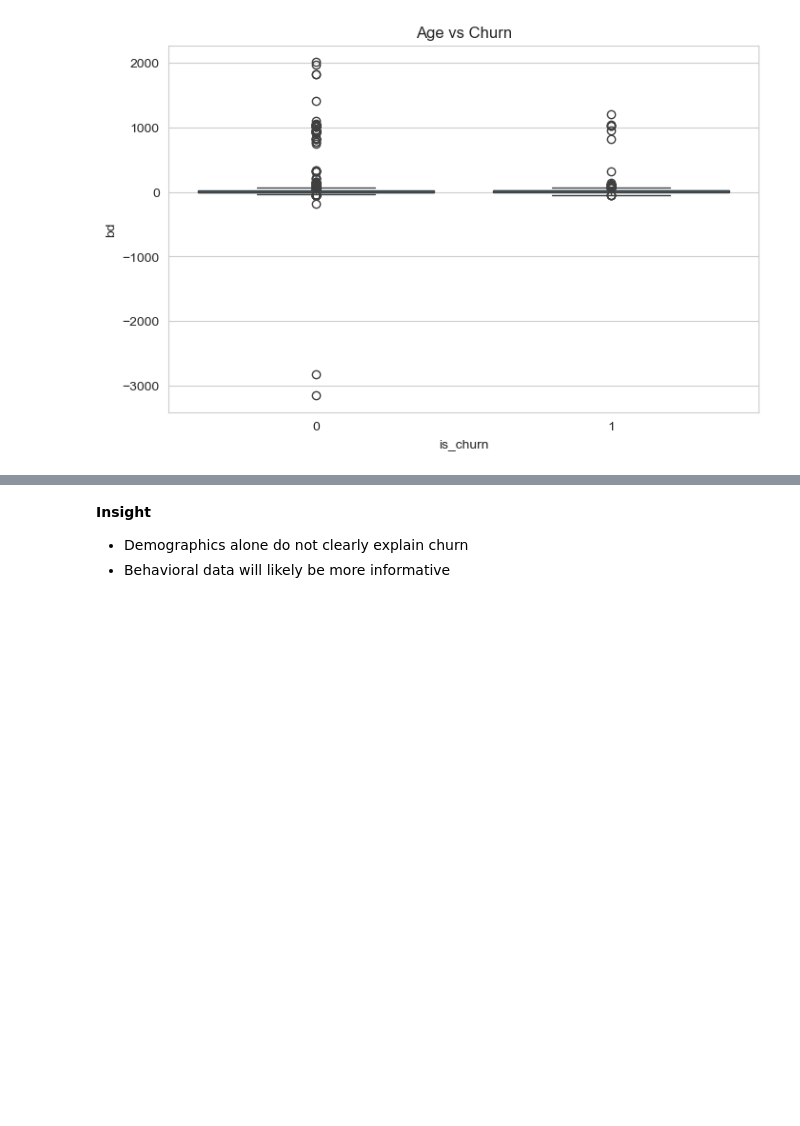
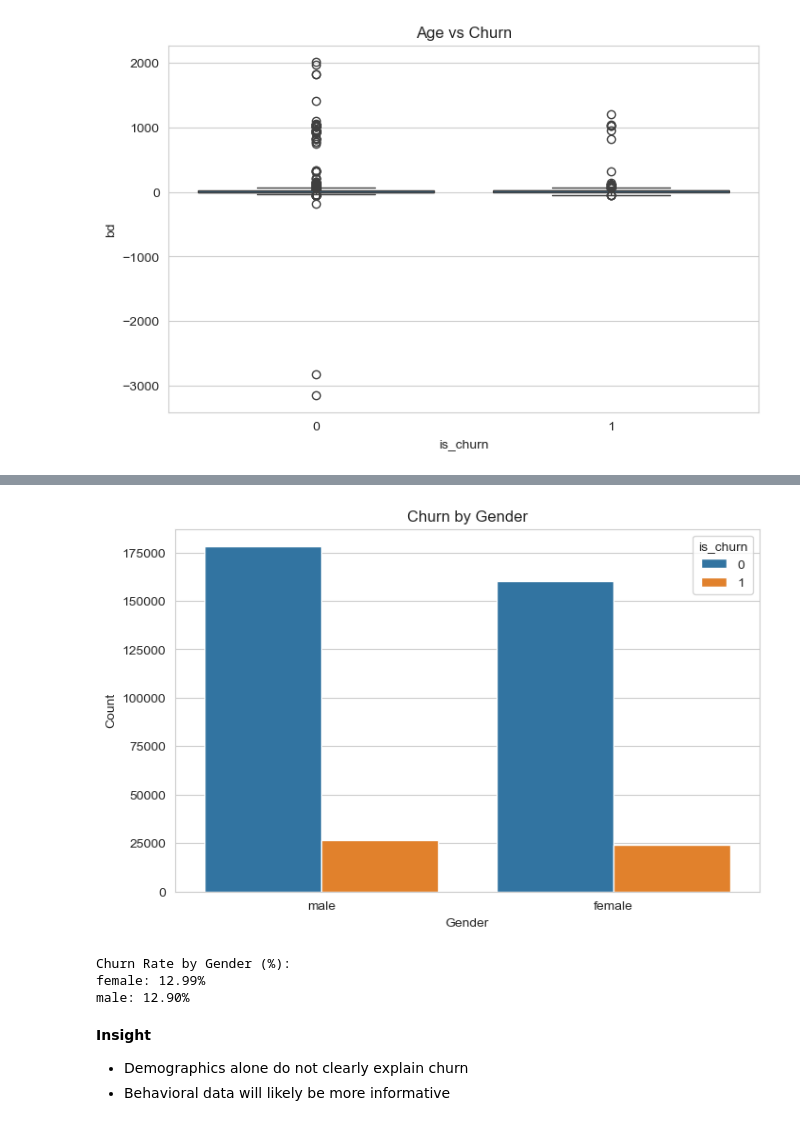
Before and after one commit to PaulinaMamiaga/customer-churn-intelligence-system, a Jupyter notebook: notebooks/01_initial_eda.ipynb, the cells around one changed output, grey strips where cells are left out. Drawn from its saved outputs; the diff is of its cells as text; code cells hidden in the pictures; blank space fills up the shorter version.

```diff
--- a/notebooks/01_initial_eda.ipynb
+++ b/notebooks/01_initial_eda.ipynb
@@ -209,3 +221,25 @@ plt.show()
+# %%
+# --- Gender vs Churn (Histogram / Countplot)
+sns.countplot(data=train_members, x="gender", hue="is_churn")
+plt.title("Churn by Gender")
+plt.xlabel("Gender")
+plt.ylabel("Count")
+plt.show()
+
+gender_churn_pct = (
+train_members
+.groupby("gender")["is_churn"]
+.mean() * 100
+)
+
+print("Churn Rate by Gender (%):")
+for gender, pct in gender_churn_pct.items():
+  print(f"{gender}: {pct:.2f}%")
+# %% [output]
+[figure, added]
+Churn Rate by Gender (%):
+female: 12.99%
+male: 12.90%
 # %% [markdown]
  **Insight**
 - Demographics alone do not clearly explain churn
```
Also changed, not shown: parts of 1 cell of this notebook.
